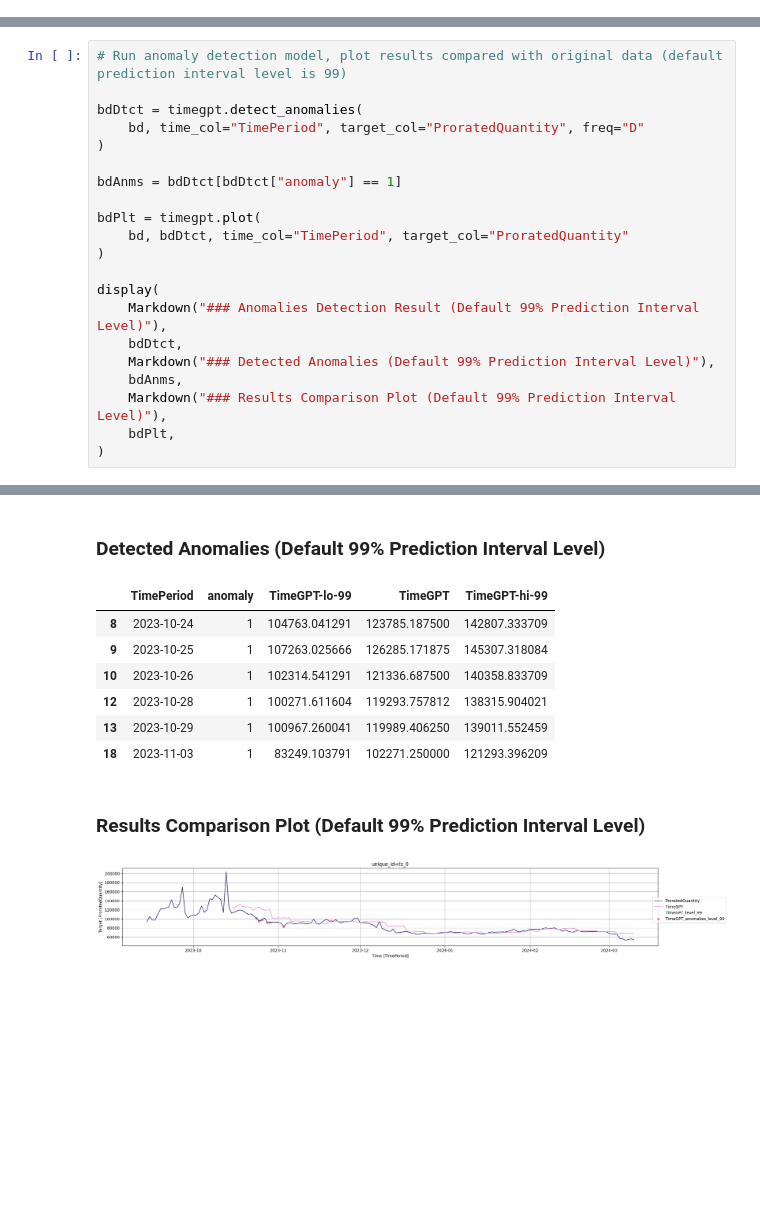
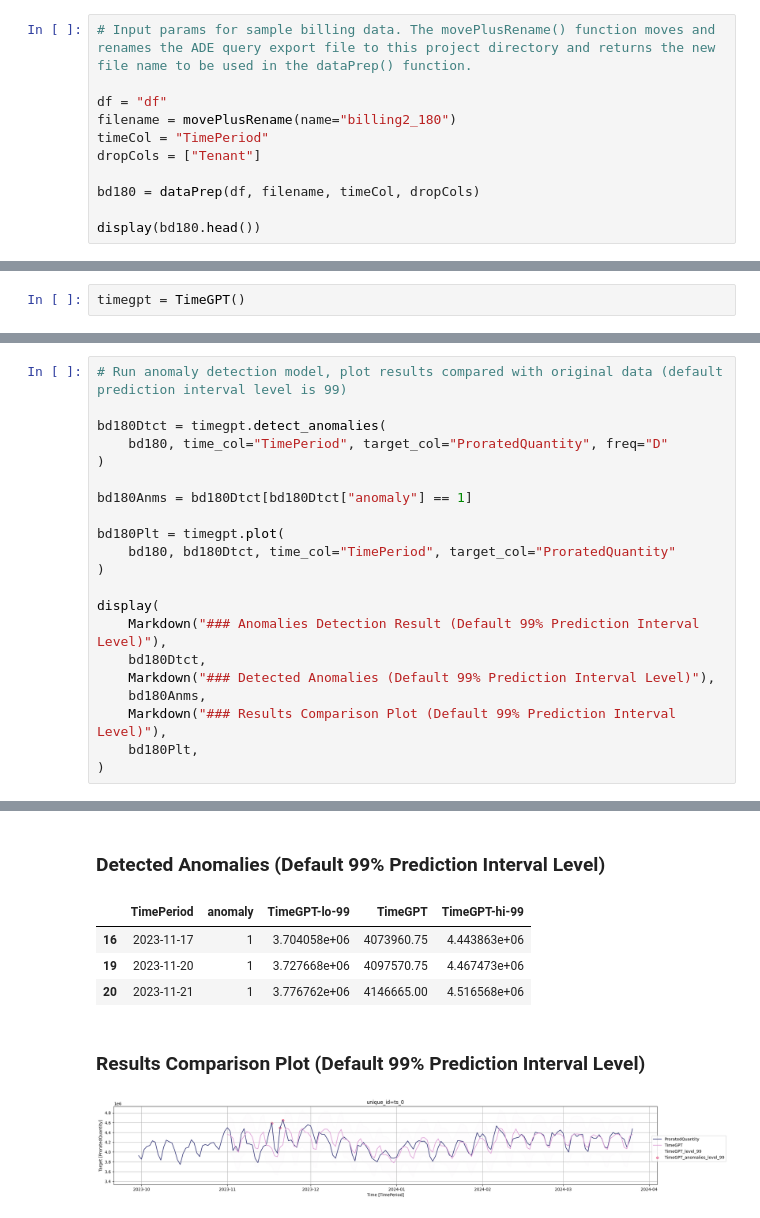
Before and after one commit to hawkjosh/timegptExplore, a Jupyter notebook: notebooks/billing2.ipynb, the cells around one changed output, grey strips where cells are left out. Cells and saved outputs as stored; diff of their text form; blank space fills up the shorter version.

```diff
--- a/notebooks/billing2.ipynb
+++ b/notebooks/billing2.ipynb
@@ -47,0 +42,11 @@ True
+# %%
+# Input params for sample billing data. The movePlusRename() function moves and renames the ADE query export file to this project directory and returns the new file name to be used in the dataPrep() function.
+
+df = "df"
+filename = movePlusRename(name="billing2_180")
+timeCol = "TimePeriod"
+dropCols = ["Tenant"]
+
+bd180 = dataPrep(df, filename, timeCol, dropCols)
+
+display(bd180.head())
@@ -48,3 +61,5 @@ True
+# %%
+timegpt = TimeGPT()
 # %%
 # Get current API token usage data
 
@@ -78,23 +75,23 @@ display(bd.head())
 # %%
 # Run anomaly detection model, plot results compared with original data (default prediction interval level is 99)
 
-bdDtct = timegpt.detect_anomalies(
-    bd, time_col="TimePeriod", target_col="ProratedQuantity", freq="D"
+bd180Dtct = timegpt.detect_anomalies(
+    bd180, time_col="TimePeriod", target_col="ProratedQuantity", freq="D"
 )
 
-bdAnms = bdDtct[bdDtct["anomaly"] == 1]
+bd180Anms = bd180Dtct[bd180Dtct["anomaly"] == 1]
 
-bdPlt = timegpt.plot(
-    bd, bdDtct, time_col="TimePeriod", target_col="ProratedQuantity"
+bd180Plt = timegpt.plot(
+    bd180, bd180Dtct, time_col="TimePeriod", target_col="ProratedQuantity"
 )
 
 display(
     Markdown("### Anomalies Detection Result (Default 99% Prediction Interval Level)"),
-    bdDtct,
+    bd180Dtct,
     Markdown("### Detected Anomalies (Default 99% Prediction Interval Level)"),
-    bdAnms,
+    bd180Anms,
     Markdown("### Results Comparison Plot (Default 99% Prediction Interval Level)"),
-    bdPlt,
+    bd180Plt,
 )
 # %% [output]
 INFO:nixtlats.timegpt:Validating inputs...
@@ -116,14 +114,11 @@ INFO:nixtlats.timegpt:Calling Anomaly Detector Endpoint...
 147 rows × 5 columns
 ### Detected Anomalies (Default 99% Prediction Interval Level)
 |  | TimePeriod | anomaly | TimeGPT-lo-99 | TimeGPT | TimeGPT-hi-99 |
-| 8 | 2023-10-24 | 1 | 104763.041291 | 123785.187500 | 142807.333709 |
-| 9 | 2023-10-25 | 1 | 107263.025666 | 126285.171875 | 145307.318084 |
-| 10 | 2023-10-26 | 1 | 102314.541291 | 121336.687500 | 140358.833709 |
-| 12 | 2023-10-28 | 1 | 100271.611604 | 119293.757812 | 138315.904021 |
-| 13 | 2023-10-29 | 1 | 100967.260041 | 119989.406250 | 139011.552459 |
-| 18 | 2023-11-03 | 1 | 83249.103791 | 102271.250000 | 121293.396209 |
+| 16 | 2023-11-17 | 1 | 3.704058e+06 | 4073960.75 | 4.443863e+06 |
+| 19 | 2023-11-20 | 1 | 3.727668e+06 | 4097570.75 | 4.467473e+06 |
+| 20 | 2023-11-21 | 1 | 3.776762e+06 | 4146665.00 | 4.516568e+06 |
 ### Results Comparison Plot (Default 99% Prediction Interval Level)
-[figure, old version]
+[figure, new version]
 # %%
 # Get historical prediction intervals to test against detected anomalies
 
```
Also changed, not shown: parts of 27 cells of this notebook, 22 other files.
